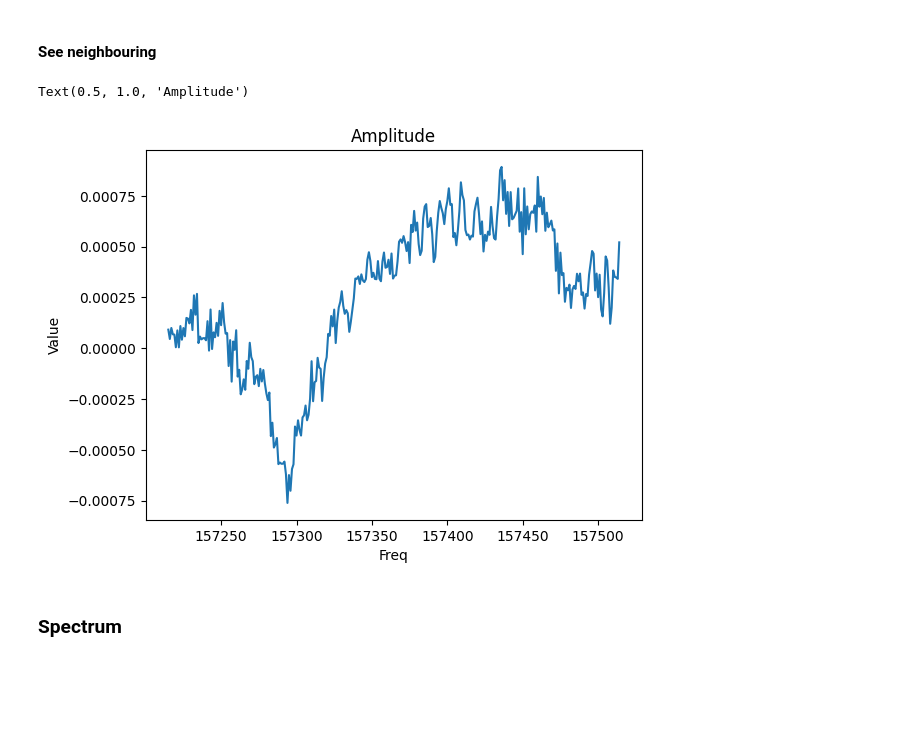
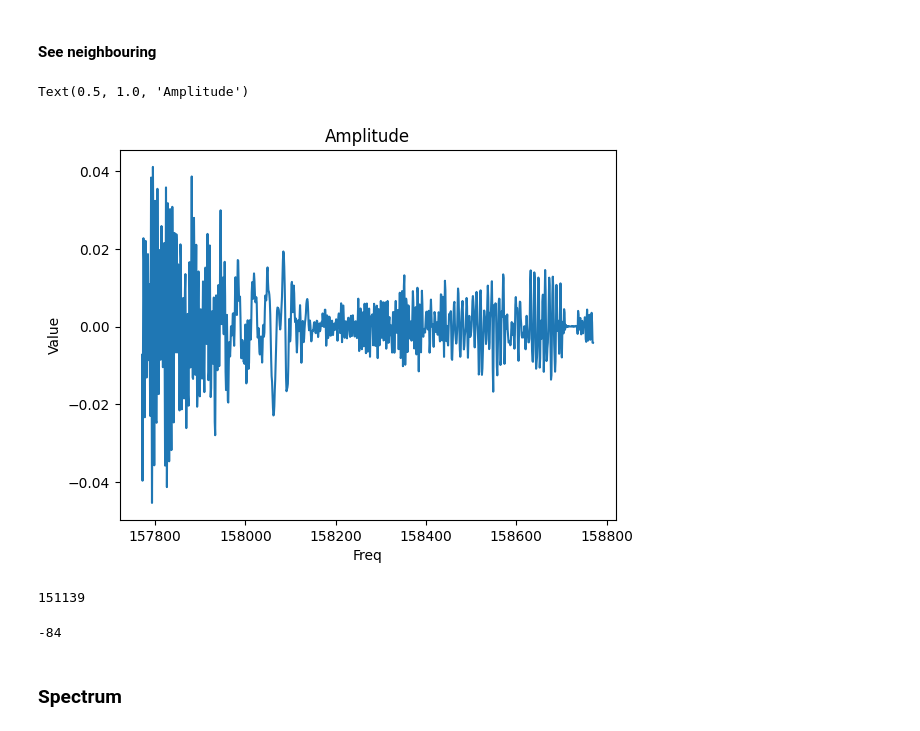
Before and after one commit to Mysterious-Mus/AcousticNFC, a Jupyter notebook: notes.ipynb, the cells around one changed output. Drawn from its saved outputs; the diff is of its cells as text; code cells hidden in the pictures; blank space fills up the shorter version.

```diff
--- a/notes.ipynb
+++ b/notes.ipynb
@@ -335,26 +350,34 @@ Text(0.5, 1.0, 'Amplitude')
 # %%
 import pandas as pd
 import matplotlib.pyplot as plt
 import numpy as np
 
 # Load the data from the CSV file
 signal = pd.read_csv('samples.csv', header=None)
 
 
 # Plot the data
-start = 157215
-duration = 300
-plt.plot(signal[start:start+duration])
+mid = 158271
+duration = 500
+plt.plot(signal[mid - duration: mid + duration])
 
 # Add labels and title
 plt.xlabel('Freq')
 plt.ylabel('Value')
 plt.title('Amplitude')
 
 # Show the plotplt.show()
 # %% [output]
 Text(0.5, 1.0, 'Amplitude')
-[figure, old version]
+[figure, new version]
+# %%
+150963 + 176
+# %% [output]
+151139
+# %%
+151055 - 151139
+# %% [output]
+-84
 # %% [markdown]
 ### Spectrum
 # %%
```
Also changed, not shown: parts of 5 cells of this notebook, 3 other files.
